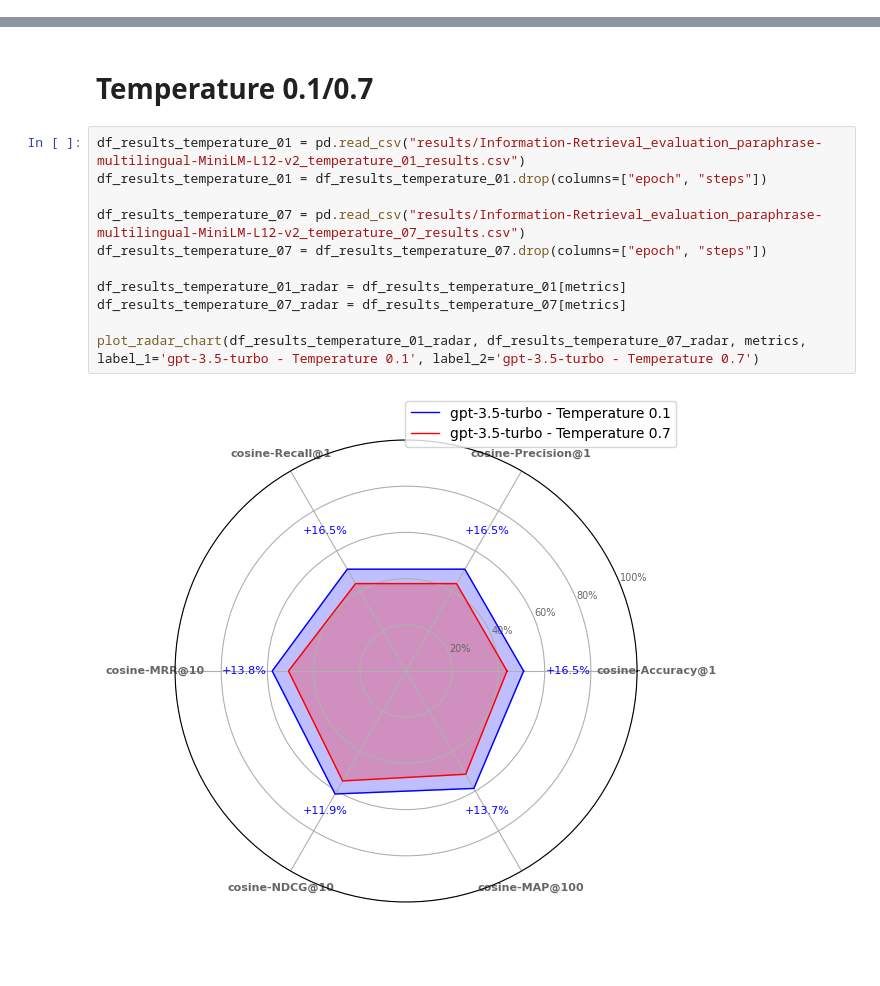
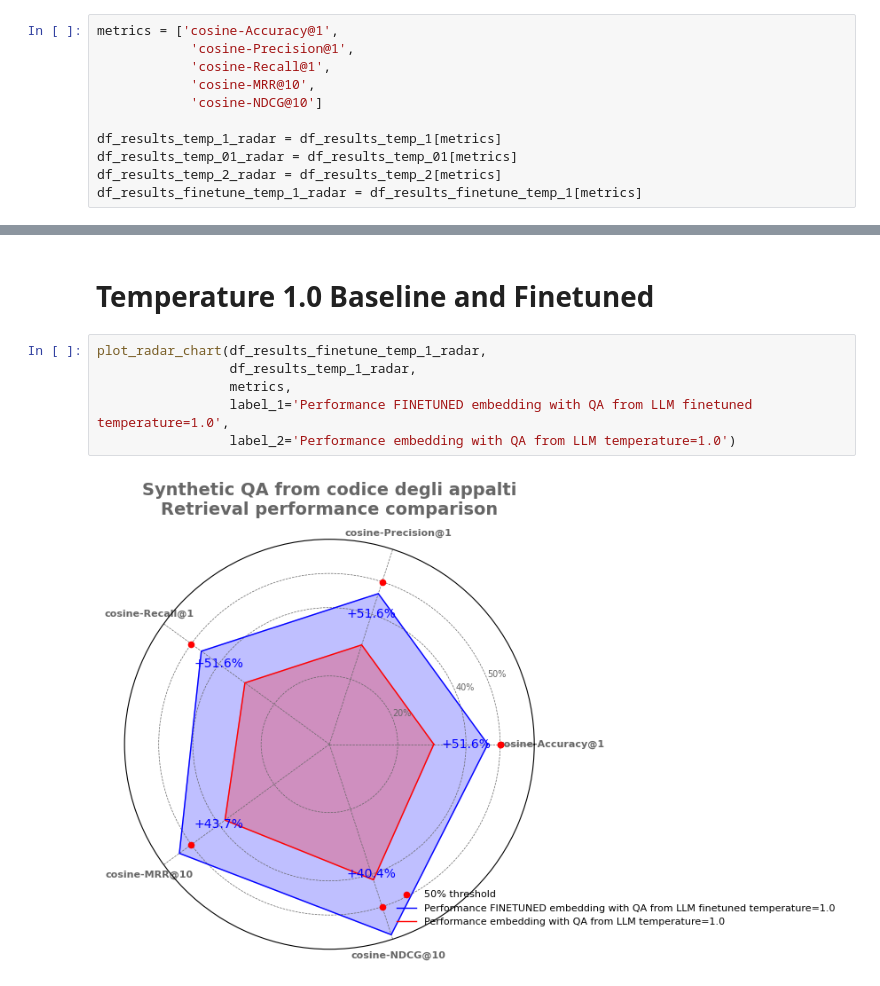
Before and after one commit to giobbu/GenAI, a Jupyter notebook: embedding-multilingual/radar_charts_retriever_performance.ipynb, the cells around one changed output, grey strips where cells are left out. Saved outputs shown, nothing was run; the diff lists cells and outputs as text; blank space fills up the shorter version.

```diff
--- a/embedding-multilingual/radar_charts_retriever_performance.ipynb
+++ b/embedding-multilingual/radar_charts_retriever_performance.ipynb
@@ -24,0 +22,11 @@ df_results_not_finetuned_radar
+# %%
+metrics = ['cosine-Accuracy@1',
+            'cosine-Precision@1',
+            'cosine-Recall@1',
+            'cosine-MRR@10',
+            'cosine-NDCG@10']
+
+df_results_temp_1_radar = df_results_temp_1[metrics]
+df_results_temp_01_radar = df_results_temp_01[metrics]
+df_results_temp_2_radar = df_results_temp_2[metrics]
+df_results_finetune_temp_1_radar = df_results_finetune_temp_1[metrics]
@@ -72,15 +102,10 @@ plot_radar_chart(df_results_finetuned_radar, df_results_not_finetuned_radar, met
 # %% [markdown]
-# Temperature 0.1/0.7
+# Temperature 1.0 Baseline and Finetuned
 # %%
-df_results_temperature_01 = pd.read_csv("results/Information-Retrieval_evaluation_paraphrase-multilingual-MiniLM-L12-v2_temperature_01_results.csv")
-df_results_temperature_01 = df_results_temperature_01.drop(columns=["epoch", "steps"])
-
-df_results_temperature_07 = pd.read_csv("results/Information-Retrieval_evaluation_paraphrase-multilingual-MiniLM-L12-v2_temperature_07_results.csv")
-df_results_temperature_07 = df_results_temperature_07.drop(columns=["epoch", "steps"])
-
-df_results_temperature_01_radar = df_results_temperature_01[metrics]
-df_results_temperature_07_radar = df_results_temperature_07[metrics]
-
-plot_radar_chart(df_results_temperature_01_radar, df_results_temperature_07_radar, metrics, label_1='gpt-3.5-turbo - Temperature 0.1', label_2='gpt-3.5-turbo - Temperature 0.7')
+plot_radar_chart(df_results_finetune_temp_1_radar,
+                 df_results_temp_1_radar,
+                 metrics,
+                 label_1='Performance FINETUNED embedding with QA from LLM finetuned temperature=1.0',
+                 label_2='Performance embedding with QA from LLM temperature=1.0')
 # %% [output]
-[figure, old version]
+[figure, new version]
```
Also changed, not shown: parts of 6 cells of this notebook.
